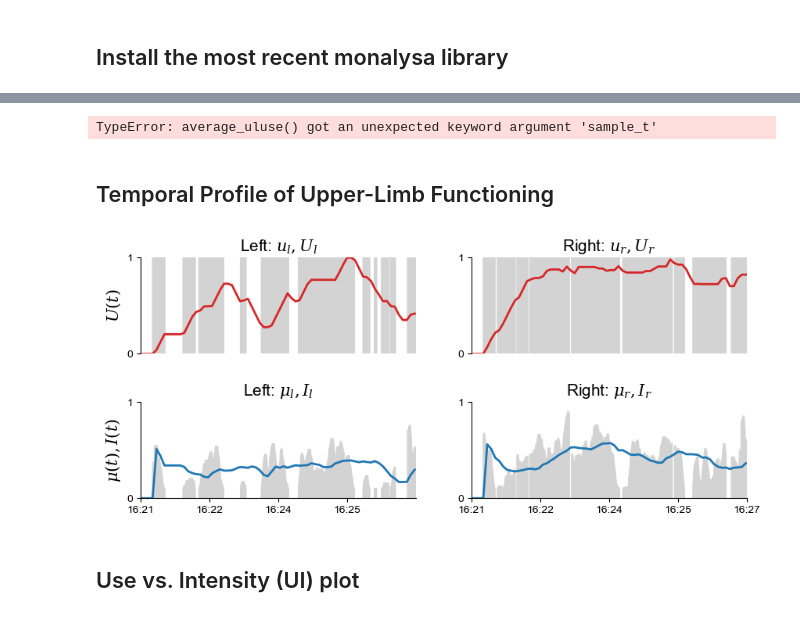
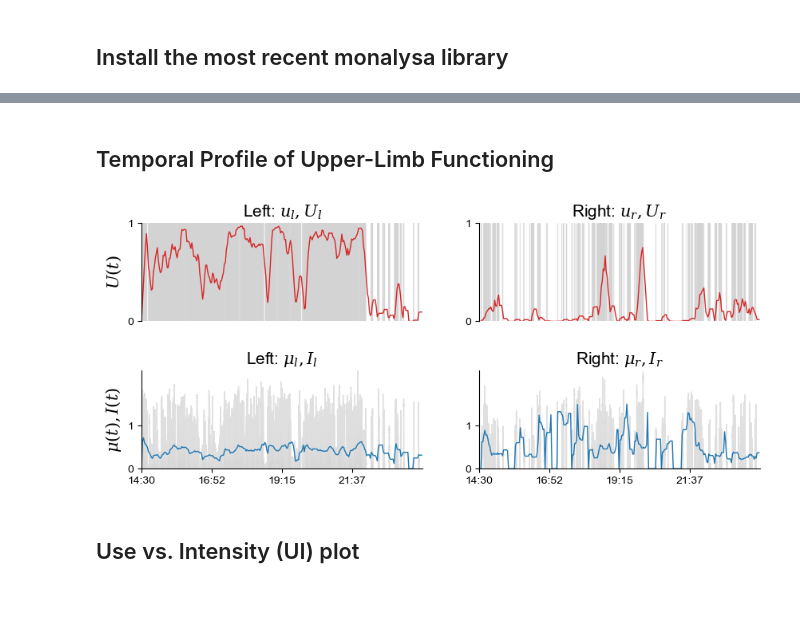
Before and after one commit to Tanya-Subash/monalysa-tutorial, a Jupyter notebook: notebooks/ulfunc_analysis.ipynb, the cells around one changed output, grey strips where cells are left out. Drawn from its saved outputs; the diff is of its cells as text; code cells hidden in the pictures.

```diff
--- a/notebooks/ulfunc_analysis.ipynb
+++ b/notebooks/ulfunc_analysis.ipynb
@@ -27,40 +28,50 @@ import matplotlib.dates as md
 from monalysa import ulfunc
 plt.rcParams["font.family"] = "Arial"
 plt.rcParams["mathtext.fontset"] = "dejavuserif"
+# %%
+def read_files(files_list):
+    dfs = []
+    for fil in files_list:
+        fildf = pd.read_parquet(fil)
+        fildf.Timestamp = pd.to_datetime(fildf.Timestamp, unit='s')
+        fildf = fildf.set_index('Timestamp')
+        fildf = fildf[fildf.index.day==fildf.index[0].day]
+        dfs.append(fildf)
+
+    df = pd.concat(dfs)
+    return df
+# %%
+right_files = glob.glob('data/*day01_R*')
+right = read_files(right_files)
+
+left_files = glob.glob('data/*day01_L*')
+left = read_files(left_files)
 # %%
-start_time = '16:20'
-end_time = '16:30'
+windur = 10*60
+winshift = 2*60
+fs = 100
 
-windur = 60
-winshift = 5
-right = pd.read_csv("D:/monalysa_tutorial/data/right.csv", parse_dates=["time"], index_col="time")
-# right = right[right.subject==1]
-# right = right.between_time(start_time, end_time)
 r_t = np.arange(len(right))
 
-_, r_amag, r_use = ulfunc.uluse.from_gmac(accl=np.array(right[['ax', 'ay', 'az']]), fs=50, accl_farm_inx=0, elb_to_farm=True)
-r_tavuse, r_avuse = ulfunc.uluse.average_uluse(usesig=r_use, windur=windur, winshift=winshift, sample_t=50)
-r_tint, r_int = ulfunc.ulint.from_vector_magnitude(vecmag=r_amag, usesig=r_use, nsample=1)
-r_tavint, r_avint = ulfunc.ulint.average_intuse(intsig=r_int, usesig=r_use, windur=windur, winshift=winshift, sample_t=50)
+_, r_use, _, r_amag = ulfunc.uluse.from_gmac(accl=np.array(right[['X', 'Y', 'Z']]), fs=fs, accl_farm_inx=0, elb_to_farm=True)
+r_tavuse, r_avuse = ulfunc.uluse.average_uluse(usesig=r_use, windur=windur, winshift=winshift, fs=fs)
+r_tint, r_int = ulfunc.ulint.from_vec_mag(r_amag, r_use, 1)
+r_tavint, r_avint = ulfunc.ulint.average_intuse(intsig=r_int, usesig=r_use, windur=windur, winshift=winshift, fs=fs)
 
-left = pd.read_csv("D:/monalysa_tutorial/data/left.csv", parse_dates=["time"], index_col="time")
-# left = left[left.subject==1]
-# left = left.between_time(start_time, end_time)
+
 l_t = np.arange(len(left))
 
-_, l_amag, l_use = ulfunc.uluse.from_gmac(accl=np.array(left[['ax', 'ay', 'az']]), fs=50, accl_farm_inx=0, elb_to_farm=True)
-l_tavuse, l_avuse = ulfunc.uluse.average_uluse(usesig=l_use, windur=windur, winshift=winshift, sample_t=50)
-l_tint, l_int = ulfunc.ulint.from_vector_magnitude(vecmag=l_amag, usesig=l_use, nsample=1)
-l_tavint, l_avint = ulfunc.ulint.average_intuse(intsig=l_int, usesig=l_use, windur=windur, winshift=winshift, sample_t=50)
+_, l_use, _, l_amag = ulfunc.uluse.from_gmac(accl=np.array(left[['X', 'Y', 'Z']]), fs=fs, accl_farm_inx=0, elb_to_farm=True)
+l_tavuse, l_avuse = ulfunc.uluse.average_uluse(usesig=l_use, windur=windur, winshift=winshift, fs=fs)
+l_tint, l_int = ulfunc.ulint.from_vec_mag(l_amag, l_use, 1)
+l_tavint, l_avint = ulfunc.ulint.average_intuse(intsig=l_int, usesig=l_use, windur=windur, winshift=winshift, fs=fs)
-# %% [output]
-TypeError: average_uluse() got an unexpected keyword argument 'sample_t'
 # %% [markdown]
 ## Temporal Profile of Upper-Limb Functioning
 # %%
 plt.figure(figsize=(10, 4))
 a1 = plt.subplot(2, 2, 1)
-plt.vlines(x=l_t[l_use==1], ymin=0, ymax=1, colors='lightgray', alpha=0.1)
-plt.plot(l_tavuse, l_avuse, 'tab:red', linewidth=2)
+plt.fill_between(l_t, 0, 1, where=l_use==1, color='lightgray', alpha=0.7)
+plt.plot(l_tavuse, l_avuse, 'tab:red', linewidth=1)
 plt.yticks([0, 1])
 plt.ylim([0, 1])
 plt.xlim([0, len(left)])
@@ -68,41 +79,41 @@ plt.ylabel("$U(t)$", fontsize=15)
 plt.xticks([])
 plt.title('Left: $u_l, U_l$', fontsize=15)
 a1.spines[['right', 'top', 'bottom']].set_visible(False)
 
 a2 = plt.subplot(2, 2, 2)
-plt.vlines(x=r_t[r_use==1], ymin=0, ymax=1, colors='lightgray', alpha=0.1)
-plt.plot(r_tavuse, r_avuse, 'tab:red', linewidth=2)
+plt.fill_between(r_t, 0, 1, where=r_use==1, color='lightgray', alpha=0.7)
+plt.plot(r_tavuse, r_avuse, 'tab:red', linewidth=1)
 plt.yticks([0, 1])
 plt.ylim([0, 1])
 plt.xlim([0, len(right)])
 plt.xticks([])
 plt.title('Right: $u_r, U_r$', fontsize=15)
 a2.spines[['right', 'top', 'bottom']].set_visible(False)
 
 
 a3 =plt.subplot(2, 2, 3)
-plt.vlines(x=l_tint, ymin=0, ymax=l_int, colors='lightgray', alpha=0.1)
-plt.plot(l_tavint, l_avint, 'tab:blue', linewidth=2)
+plt.fill_between(l_tint, 0, l_int, color='lightgray', alpha=0.7)
+plt.plot(l_tavint, l_avint, 'tab:blue', linewidth=1)
 plt.yticks([0, 1])
-plt.ylim([0, 1])
 plt.xlim([0, len(left)])
+plt.ylim([0, np.max((r_int, l_int))])
 plt.ylabel("$\mu(t), I(t)$", fontsize=15)
 plt.xticks(l_t[::int(len(left)/4)], left.index[::int(len(left)/4)].strftime('%H:%M'))
 plt.title('Left: $\mu_l, I_l$', fontsize=15)
 a3.spines[['right', 'top']].set_visible(False)
 
 a4 = plt.subplot(2, 2, 4)
-plt.vlines(x=r_tint, ymin=0, ymax=r_int, colors='lightgray', alpha=0.1)
-plt.plot(r_tavint, r_avint, 'tab:blue', linewidth=2)
+plt.fill_between(r_tint, 0, r_int, color='lightgray', alpha=0.7)
+plt.plot(r_tavint, r_avint, 'tab:blue', linewidth=1)
 plt.yticks([0, 1])
-plt.ylim([0, 1])
+plt.ylim([0, np.max((r_int, l_int))])
 plt.xlim([0, len(right)])
 plt.xticks(r_t[::int(len(right)/4)], right.index[::int(len(right)/4)].strftime('%H:%M'))
 plt.title('Right: $\mu_r, I_r$', fontsize=15)
 a4.spines[['right', 'top']].set_visible(False)
 
 plt.subplots_adjust(wspace=0.2, hspace=0.5)
 # %% [output]
-[figure, old version]
+[figure, new version]
 # %% [markdown]
 ## Use vs. Intensity (UI) plot
```
Also changed, not shown: parts of 9 cells of this notebook.
